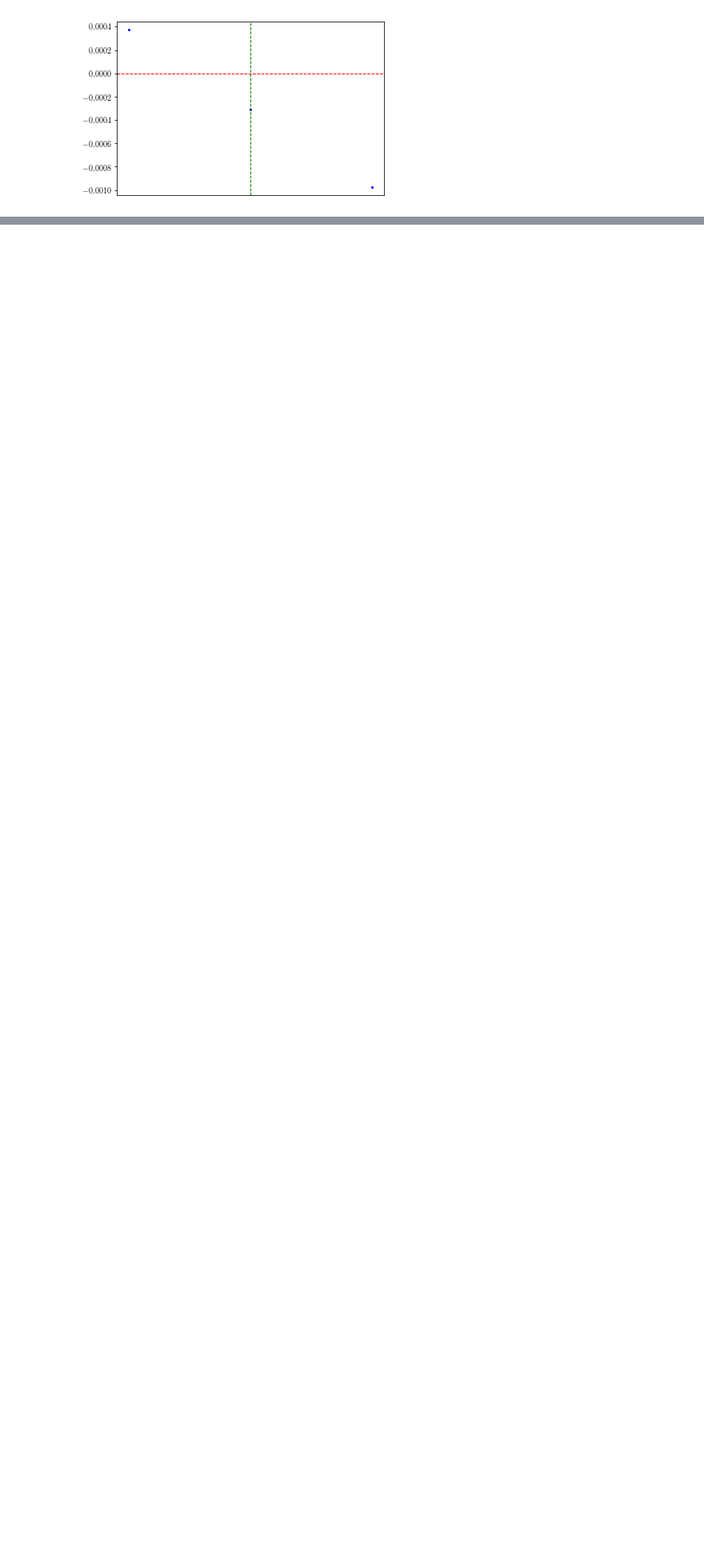
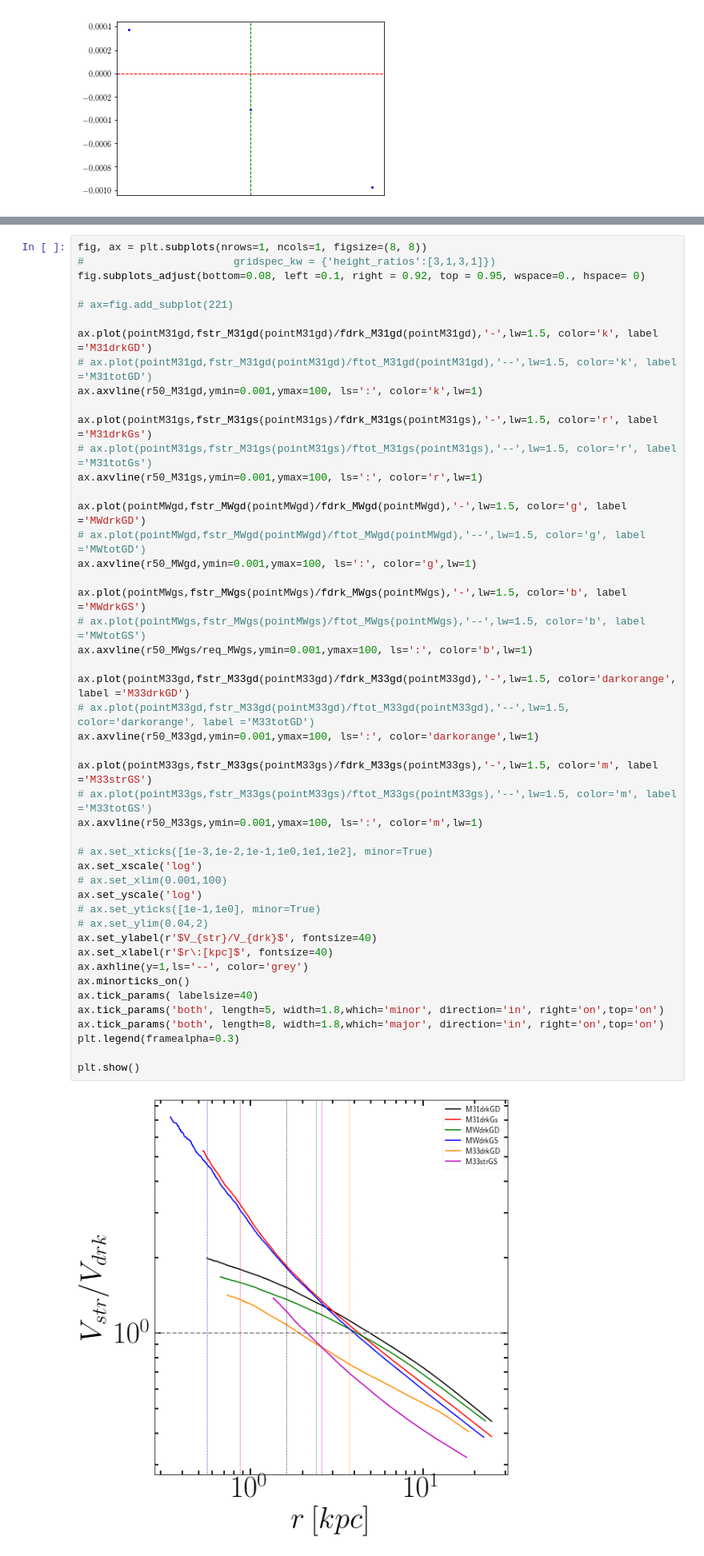
Before and after one commit to ornemarioni/Barras_GdGs, a Jupyter notebook: Barras_Gd/programs/Vcirc_simulaciones.ipynb, the cells around one changed output, grey strips where cells are left out. Shown at 80% size. Drawn from its saved outputs; the diff is of its cells as text; blank space fills up the shorter version.

```diff
--- a/Barras_Gd/programs/Vcirc_simulaciones.ipynb
+++ b/Barras_Gd/programs/Vcirc_simulaciones.ipynb
@@ -1224,0 +1021,49 @@ plt.show()
+# %%
+fig, ax = plt.subplots(nrows=1, ncols=1, figsize=(8, 8))
+#                        gridspec_kw = {'height_ratios':[3,1,3,1]})
+fig.subplots_adjust(bottom=0.08, left =0.1, right = 0.92, top = 0.95, wspace=0., hspace= 0)
+
+# ax=fig.add_subplot(221)
+
+ax.plot(pointM31gd,fstr_M31gd(pointM31gd)/fdrk_M31gd(pointM31gd),'-',lw=1.5, color='k', label ='M31drkGD')
+# ax.plot(pointM31gd,fstr_M31gd(pointM31gd)/ftot_M31gd(pointM31gd),'--',lw=1.5, color='k', label ='M31totGD')
+ax.axvline(r50_M31gd,ymin=0.001,ymax=100, ls=':', color='k',lw=1)
+
+ax.plot(pointM31gs,fstr_M31gs(pointM31gs)/fdrk_M31gs(pointM31gs),'-',lw=1.5, color='r', label ='M31drkGs')
+# ax.plot(pointM31gs,fstr_M31gs(pointM31gs)/ftot_M31gs(pointM31gs),'--',lw=1.5, color='r', label ='M31totGs')
+ax.axvline(r50_M31gs,ymin=0.001,ymax=100, ls=':', color='r',lw=1)
+
+ax.plot(pointMWgd,fstr_MWgd(pointMWgd)/fdrk_MWgd(pointMWgd),'-',lw=1.5, color='g', label ='MWdrkGD')
+# ax.plot(pointMWgd,fstr_MWgd(pointMWgd)/ftot_MWgd(pointMWgd),'--',lw=1.5, color='g', label ='MWtotGD')
+ax.axvline(r50_MWgd,ymin=0.001,ymax=100, ls=':', color='g',lw=1)
+
+ax.plot(pointMWgs,fstr_MWgs(pointMWgs)/fdrk_MWgs(pointMWgs),'-',lw=1.5, color='b', label ='MWdrkGS')
+# ax.plot(pointMWgs,fstr_MWgs(pointMWgs)/ftot_MWgs(pointMWgs),'--',lw=1.5, color='b', label ='MWtotGS')
+ax.axvline(r50_MWgs/req_MWgs,ymin=0.001,ymax=100, ls=':', color='b',lw=1)
+
+ax.plot(pointM33gd,fstr_M33gd(pointM33gd)/fdrk_M33gd(pointM33gd),'-',lw=1.5, color='darkorange', label ='M33drkGD')
+# ax.plot(pointM33gd,fstr_M33gd(pointM33gd)/ftot_M33gd(pointM33gd),'--',lw=1.5, color='darkorange', label ='M33totGD')
+ax.axvline(r50_M33gd,ymin=0.001,ymax=100, ls=':', color='darkorange',lw=1)
+
+ax.plot(pointM33gs,fstr_M33gs(pointM33gs)/fdrk_M33gs(pointM33gs),'-',lw=1.5, color='m', label ='M33strGS')
+# ax.plot(pointM33gs,fstr_M33gs(pointM33gs)/ftot_M33gs(pointM33gs),'--',lw=1.5, color='m', label ='M33totGS')
+ax.axvline(r50_M33gs,ymin=0.001,ymax=100, ls=':', color='m',lw=1)
+
+# ax.set_xticks([1e-3,1e-2,1e-1,1e0,1e1,1e2], minor=True)
+ax.set_xscale('log')
+# ax.set_xlim(0.001,100)
+ax.set_yscale('log')
+# ax.set_yticks([1e-1,1e0], minor=True)
+# ax.set_ylim(0.04,2)
+ax.set_ylabel(r'$V_{str}/V_{drk}$', fontsize=40)
+ax.set_xlabel(r'$r\:[kpc]$', fontsize=40)
+ax.axhline(y=1,ls='--', color='grey')
+ax.minorticks_on()
+ax.tick_params( labelsize=40)
+ax.tick_params('both', length=5, width=1.8,which='minor', direction='in', right='on',top='on')
+ax.tick_params('both', length=8, width=1.8,which='major', direction='in', right='on',top='on')
+plt.legend(framealpha=0.3)
+
+plt.show()
+# %% [output]
+[figure, added]
```
Also changed, not shown: parts of 21 cells of this notebook, 2 other files.
